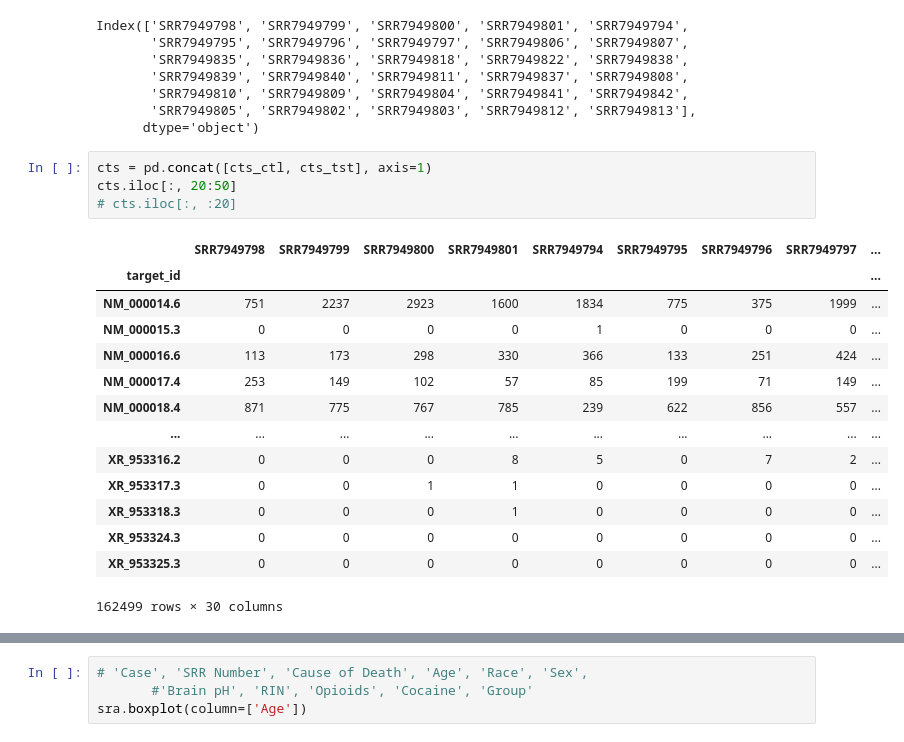
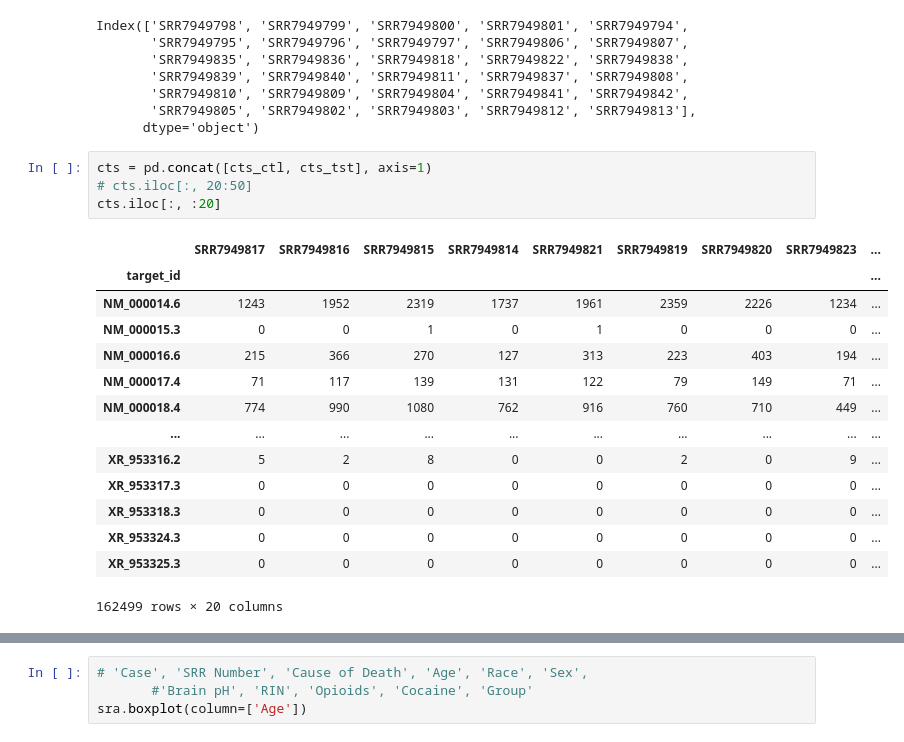
Before and after one commit to denncc/opioids-od-genome-analysis, a Jupyter notebook: notebooks/EDA_python.ipynb, the cells around one changed output, grey strips where cells are left out. Drawn from its saved outputs; the diff is of its cells as text.

```diff
--- a/notebooks/EDA_python.ipynb
+++ b/notebooks/EDA_python.ipynb
@@ -63,22 +85,22 @@ Index(['SRR7949798', 'SRR7949799', 'SRR7949800', 'SRR7949801', 'SRR7949794',
       dtype='object')
 # %%
 cts = pd.concat([cts_ctl, cts_tst], axis=1)
-cts.iloc[:, 20:50]
-# cts.iloc[:, :20]
+# cts.iloc[:, 20:50]
+cts.iloc[:, :20]
 # %% [output]
-|  | SRR7949798 | SRR7949799 | SRR7949800 | SRR7949801 | SRR7949794 | SRR7949795 | SRR7949796 | SRR7949797 | ... |
+|  | SRR7949817 | SRR7949816 | SRR7949815 | SRR7949814 | SRR7949821 | SRR7949819 | SRR7949820 | SRR7949823 | ... |
 | target_id |  |  |  |  |  |  |  |  | ... |
-| NM_000014.6 | 751 | 2237 | 2923 | 1600 | 1834 | 775 | 375 | 1999 | ... |
-| NM_000015.3 | 0 | 0 | 0 | 0 | 1 | 0 | 0 | 0 | ... |
-| NM_000016.6 | 113 | 173 | 298 | 330 | 366 | 133 | 251 | 424 | ... |
-| NM_000017.4 | 253 | 149 | 102 | 57 | 85 | 199 | 71 | 149 | ... |
-| NM_000018.4 | 871 | 775 | 767 | 785 | 239 | 622 | 856 | 557 | ... |
+| NM_000014.6 | 1243 | 1952 | 2319 | 1737 | 1961 | 2359 | 2226 | 1234 | ... |
+| NM_000015.3 | 0 | 0 | 1 | 0 | 1 | 0 | 0 | 0 | ... |
+| NM_000016.6 | 215 | 366 | 270 | 127 | 313 | 223 | 403 | 194 | ... |
+| NM_000017.4 | 71 | 117 | 139 | 131 | 122 | 79 | 149 | 71 | ... |
+| NM_000018.4 | 774 | 990 | 1080 | 762 | 916 | 760 | 710 | 449 | ... |
 | ... | ... | ... | ... | ... | ... | ... | ... | ... | ... |
-| XR_953316.2 | 0 | 0 | 0 | 8 | 5 | 0 | 7 | 2 | ... |
-| XR_953317.3 | 0 | 0 | 1 | 1 | 0 | 0 | 0 | 0 | ... |
-| XR_953318.3 | 0 | 0 | 0 | 1 | 0 | 0 | 0 | 0 | ... |
+| XR_953316.2 | 5 | 2 | 8 | 0 | 0 | 2 | 0 | 9 | ... |
+| XR_953317.3 | 0 | 0 | 0 | 0 | 0 | 0 | 0 | 0 | ... |
+| XR_953318.3 | 0 | 0 | 0 | 0 | 0 | 0 | 0 | 0 | ... |
 | XR_953324.3 | 0 | 0 | 0 | 0 | 0 | 0 | 0 | 0 | ... |
 | XR_953325.3 | 0 | 0 | 0 | 0 | 0 | 0 | 0 | 0 | ... |
-162499 rows × 30 columns
+162499 rows × 20 columns
 # %%
 cts.to_csv("../data/processed/cts_order.csv")
```
Also changed, not shown: parts of 4 cells of this notebook, 4 other files.
